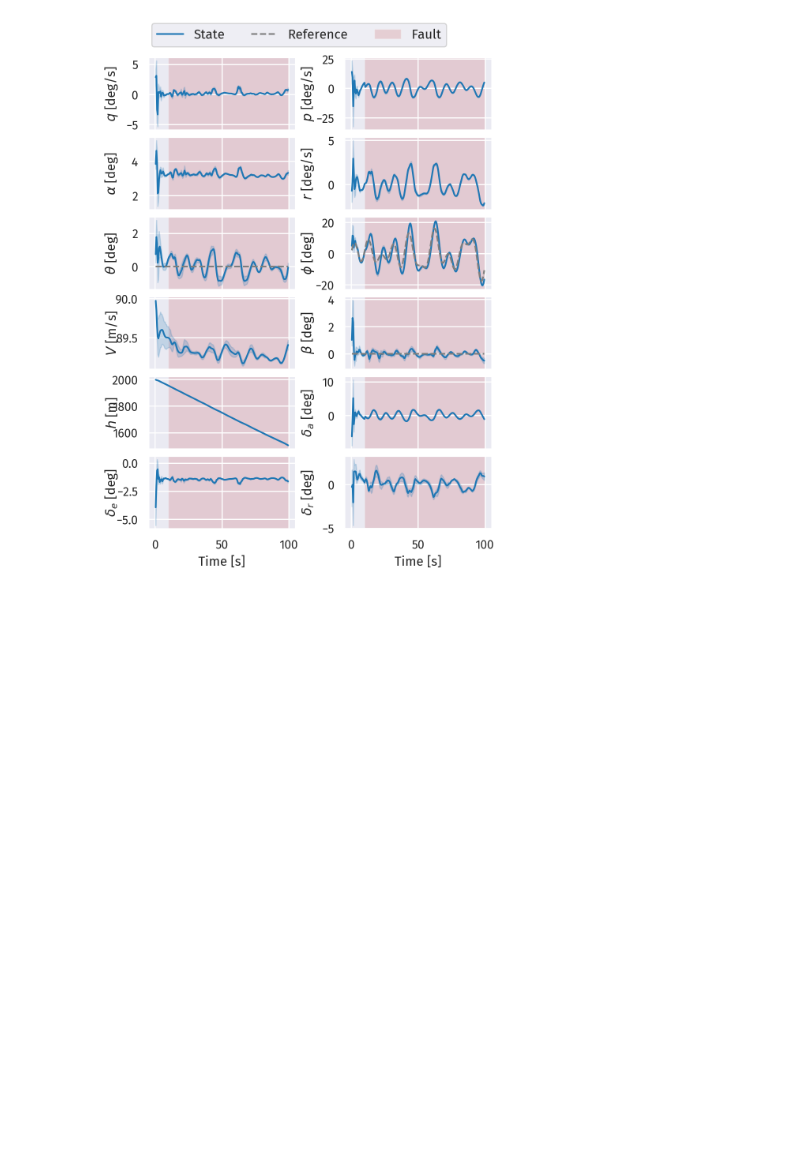
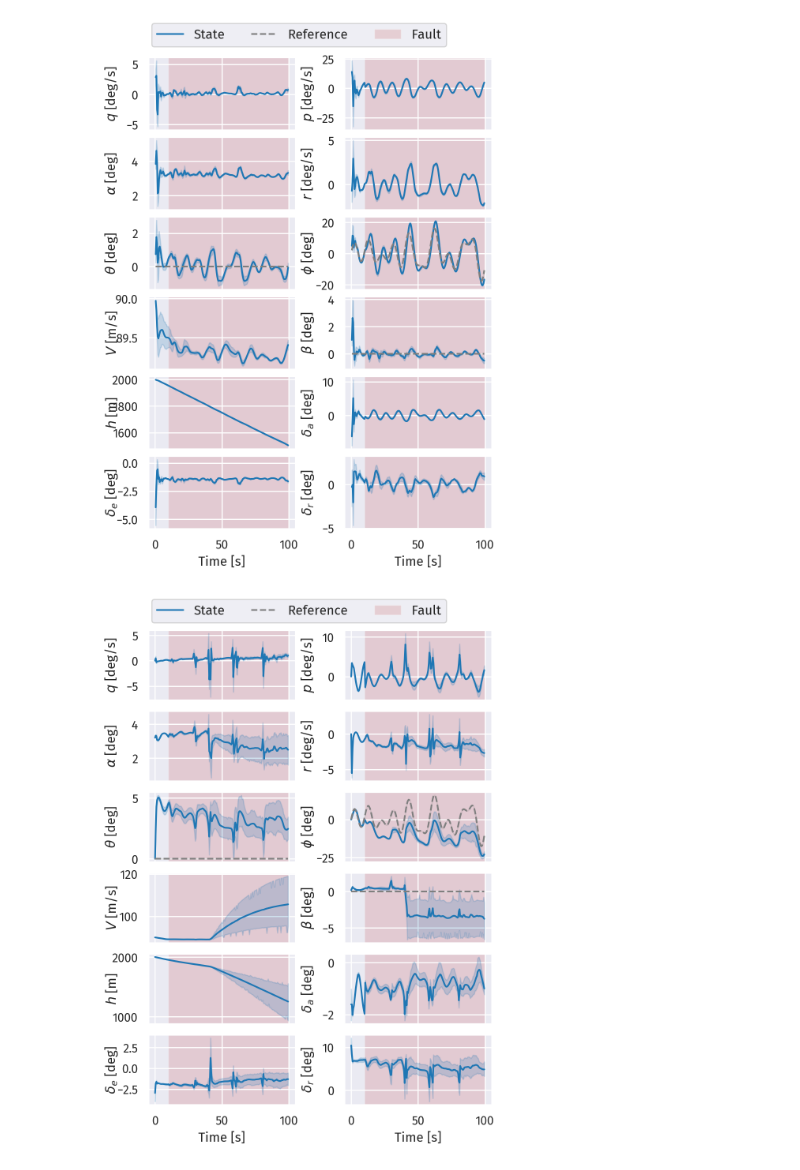
Before and after one commit to iamlucasvieira/HybridRL-FlightControl, a Jupyter notebook: src/results/notebooks/exp3_fault.ipynb, the cells around one changed output. Saved outputs shown, nothing was run; the diff lists cells and outputs as text; code cells hidden in the pictures; blank space fills up the shorter version.

```diff
--- a/src/results/notebooks/exp3_fault.ipynb
+++ b/src/results/notebooks/exp3_fault.ipynb
@@ -124,3 +144,12 @@ if False:
     plt.savefig(Path().paper_figures / 'exp3_dsac_hybrid_da.pdf', bbox_inches='tight')
 # %% [output]
 [figure]
+# %%
+df_track, df_states = get_track_and_states_df(df_sac_da_summary, df_sac_eval_da, df_sac_eval_states_da)
+fig, ax = plot_states(df_track, df_states, with_legend=False)
+plot_fault_shadow(fig, ax)
+
+if False :
+    plt.savefig(Path().paper_figures / 'exp3_sac_only_da.pdf', bbox_inches='tight')
+# %% [output]
+[figure, added]
```
Also changed, not shown: parts of 6 cells of this notebook, 2 other files.
